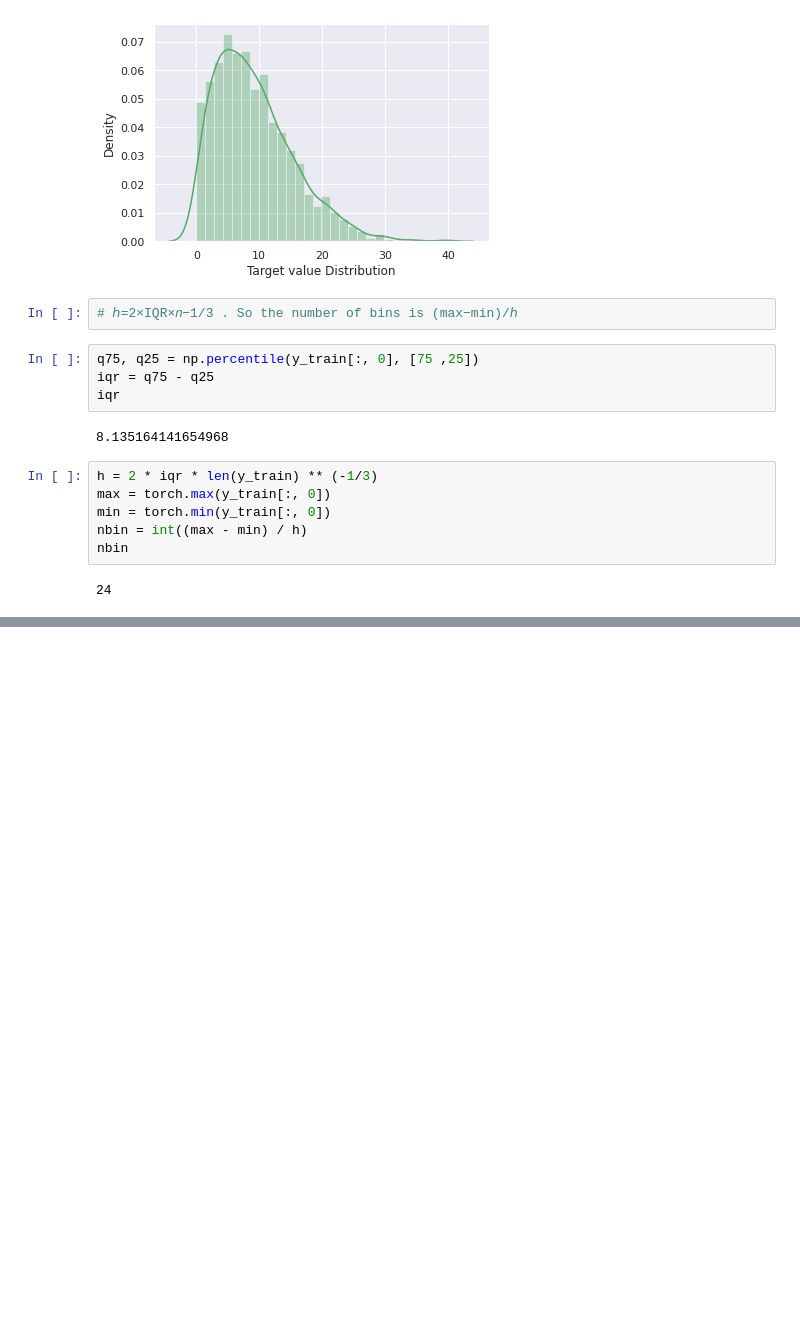
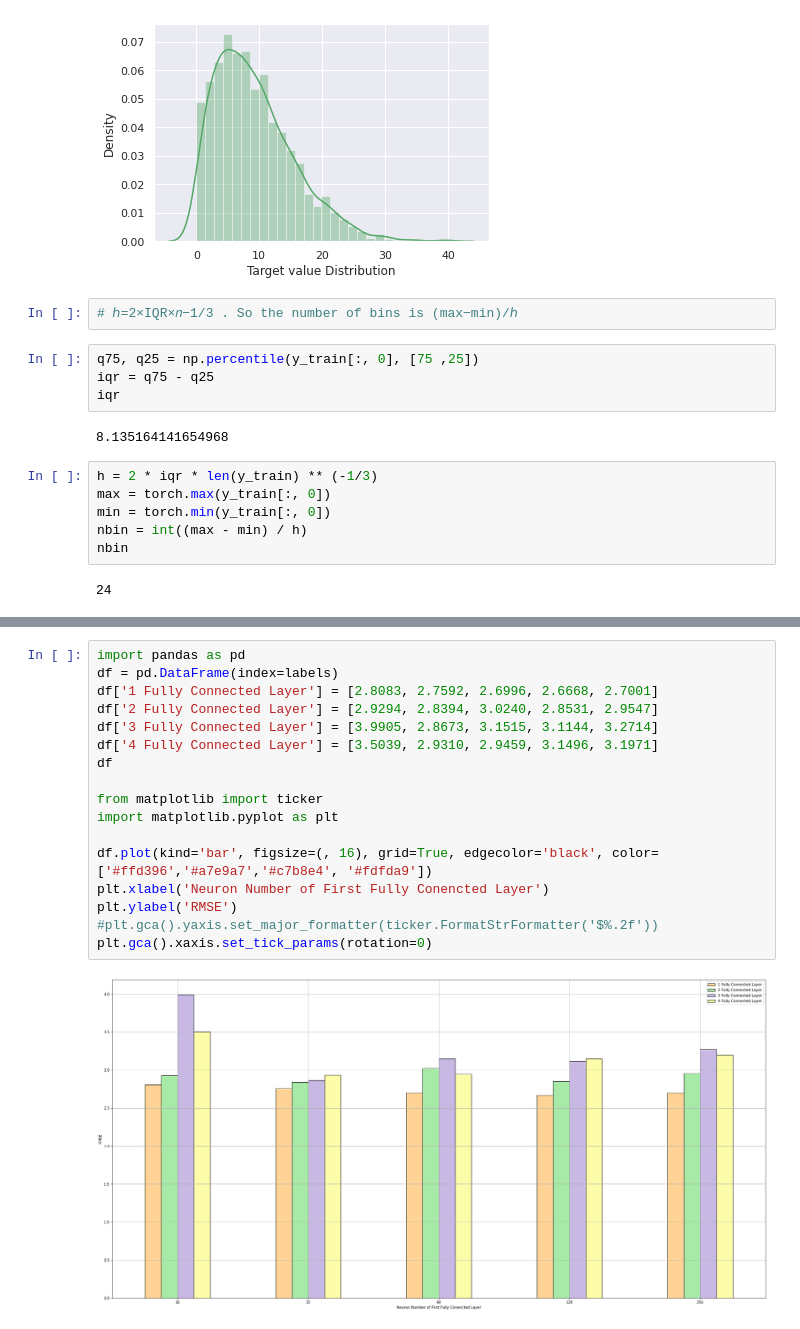
Before and after one commit to Ydeh22/inverseDesignMetaMatl, a Jupyter notebook: [r]_target_distribution.ipynb, the cells around one changed output, grey strips where cells are left out. Saved outputs shown, nothing was run; the diff lists cells and outputs as text; blank space fills up the shorter version.

```diff
--- a/[r]_target_distribution.ipynb
+++ b/[r]_target_distribution.ipynb
@@ -199,0 +275,19 @@ nbin
+# %%
+import pandas as pd
+df = pd.DataFrame(index=labels)
+df['1 Fully Connected Layer'] = [2.8083, 2.7592, 2.6996, 2.6668, 2.7001]
+df['2 Fully Connected Layer'] = [2.9294, 2.8394, 3.0240, 2.8531, 2.9547]
+df['3 Fully Connected Layer'] = [3.9905, 2.8673, 3.1515, 3.1144, 3.2714]
+df['4 Fully Connected Layer'] = [3.5039, 2.9310, 2.9459, 3.1496, 3.1971]
+df
+
+from matplotlib import ticker
+import matplotlib.pyplot as plt
+
+df.plot(kind='bar', figsize=(, 16), grid=True, edgecolor='black', color=['#ffd396','#a7e9a7','#c7b8e4', '#fdfda9'])
+plt.xlabel('Neuron Number of First Fully Conencted Layer')
+plt.ylabel('RMSE')
+#plt.gca().yaxis.set_major_formatter(ticker.FormatStrFormatter('$%.2f'))
+plt.gca().xaxis.set_tick_params(rotation=0)
+# %% [output]
+[figure, added]
```
Also changed, not shown: parts of 8 cells of this notebook.
